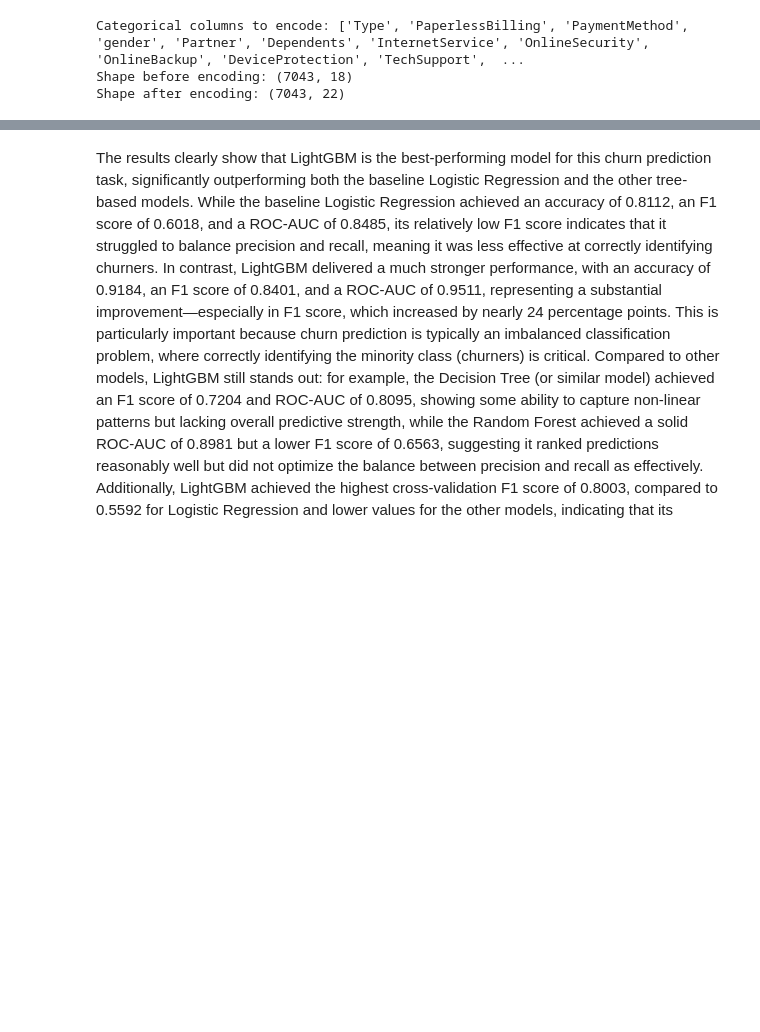
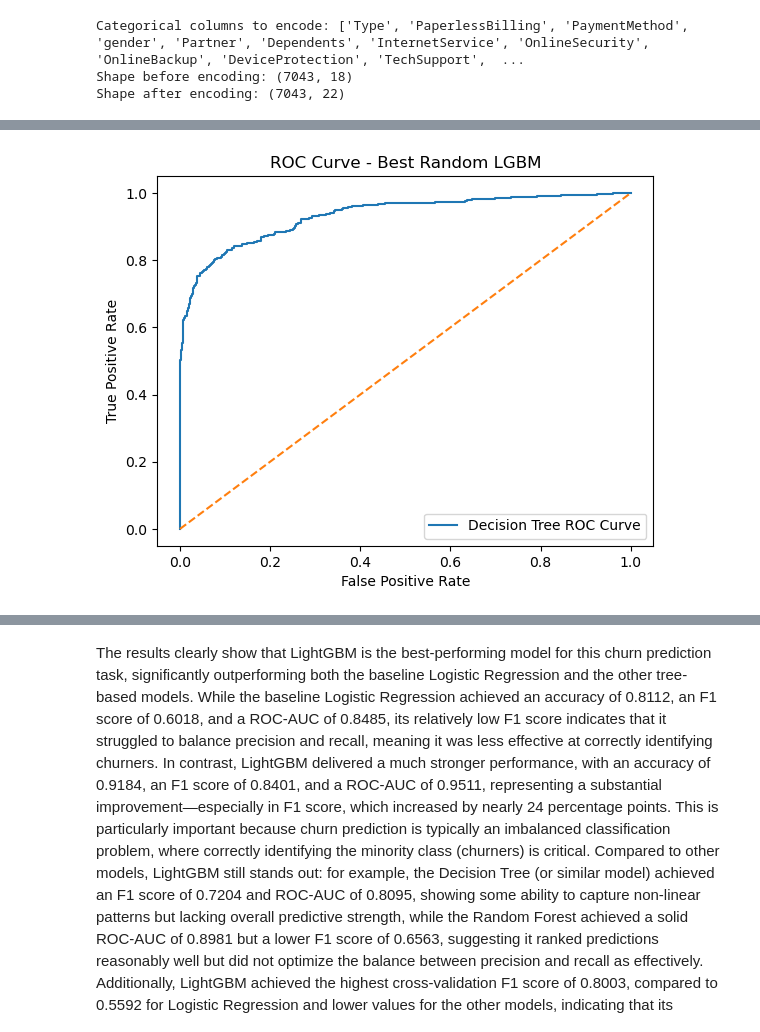
Before and after one commit to Mendelosdoba/TripleTen-Data-Science-Projects, a Jupyter notebook: Sprint 17 - Final Project/Churn Prediction.ipynb, the cells around one changed output, grey strips where cells are left out. Cells and saved outputs as stored; diff of their text form; code cells hidden in the pictures; blank space fills up the shorter version.

```diff
--- a/Sprint 17 - Final Project/Churn Prediction.ipynb
+++ b/Sprint 17 - Final Project/Churn Prediction.ipynb
@@ -633,0 +767,98 @@ Inference time: 0.1120 seconds
+# %%
+results = []
+
+for learning_rate in [0.01, 0.03, 0.05]:
+    for n_estimators in [500, 1000, 2000]:
+        for num_leaves in [15, 31, 63]:
+            for min_child_samples in [20, 30, 50]:
+
+                model = LGBMClassifier(
+                    learning_rate=learning_rate,
+                    n_estimators=n_estimators,
+                    num_leaves=num_leaves,
+                    min_child_samples=min_child_samples,
+                    subsample=0.8,
+                    subsample_freq=1,
+                    colsample_bytree=0.8,
+                    reg_alpha=0.1,
+                    reg_lambda=0.1,
+                    class_weight='balanced',
+                    random_state=42
+
+                )
+
+                start_time = time.time()
+                model.fit(X_train, y_train)
+                train_time = time.time() - start_time
+
+                start_time = time.time()
+                y_valid_pred = model.predict(X_valid)
+                y_valid_prob = model.predict_proba(X_valid)[:, 1]
+                inference_time = time.time() - start_time
+
+                results.append({
+                    'learning_rate': learning_rate,
+                    'n_estimators': n_estimators,
+                    'num_leaves': num_leaves,
+                    'min_child_samples': min_child_samples,
+                    'accuracy_valid': accuracy_score(y_valid, y_valid_pred),
+                    'f1_valid': f1_score(y_valid, y_valid_pred),
+                    'roc_auc_valid': roc_auc_score(y_valid, y_valid_prob),
+                    'train_time_sec': round(train_time, 4),
+                    'inference_time_sec': round(inference_time, 4)
+                })
+
+results_df = pd.DataFrame(results).sort_values(by='f1_valid', ascending=False)
+
+print(results_df.head(10))
+
+best_row = results_df.iloc[0]
+
+best_lgbm = LGBMClassifier(
+    learning_rate=best_row['learning_rate'],
+    n_estimators=int(best_row['n_estimators']),
+    num_leaves=int(best_row['num_leaves']),
+    min_child_samples=int(best_row['min_child_samples']),
+    subsample=0.8,
+    subsample_freq=1,
+    colsample_bytree=0.8,
+    reg_alpha=0.1,
+    reg_lambda=0.1,
+    class_weight='balanced',
+    random_state=42
+)
+
+best_lgbm.fit(X_train, y_train)
+
+y_valid_pred = best_lgbm.predict(X_valid)
+y_valid_prob = best_lgbm.predict_proba(X_valid)[:, 1]
+fpr, tpr, thresholds = roc_curve(y_valid, y_valid_prob)
+
+plt.figure()
+plt.plot(fpr, tpr, label='Decision Tree ROC Curve')
+plt.plot([0, 1], [0, 1], linestyle='--')  # random baseline
+plt.xlabel('False Positive Rate')
+plt.ylabel('True Positive Rate')
+plt.title('ROC Curve - Best Random LGBM')
+plt.legend()
+plt.show()
+
+print("="*50)
+print("Best LightGBM model (based on validation set):")
+print(
+    f"Parameters → learning_rate={best_row['learning_rate']}, "
+    f"n_estimators={int(best_row['n_estimators'])}, "
+    f"num_leaves={int(best_row['num_leaves'])}, "
+    f"min_child_samples={int(best_row['min_child_samples'])}"
+)
+print(
+    f"Validation Metrics → Accuracy={accuracy_score(y_valid, y_valid_pred):.4f}, "
+    f"F1={f1_score(y_valid, y_valid_pred):.4f}, "
+    f"ROC-AUC={roc_auc_score(y_valid, y_valid_prob):.4f}"
+)
+print(f"Training Time → {best_row['train_time_sec']:.4f} seconds")
+print(f"Inference Time → {best_row['inference_time_sec']:.4f} seconds")
+print("Confusion matrix:")
+print(confusion_matrix(y_valid, y_valid_pred))
+print("="*50)
+# %% [output]
@@ -633,0 +882 @@ Inference time: 0.1120 seconds
+[figure, added]
```
Also changed, not shown: parts of 13 cells of this notebook.
